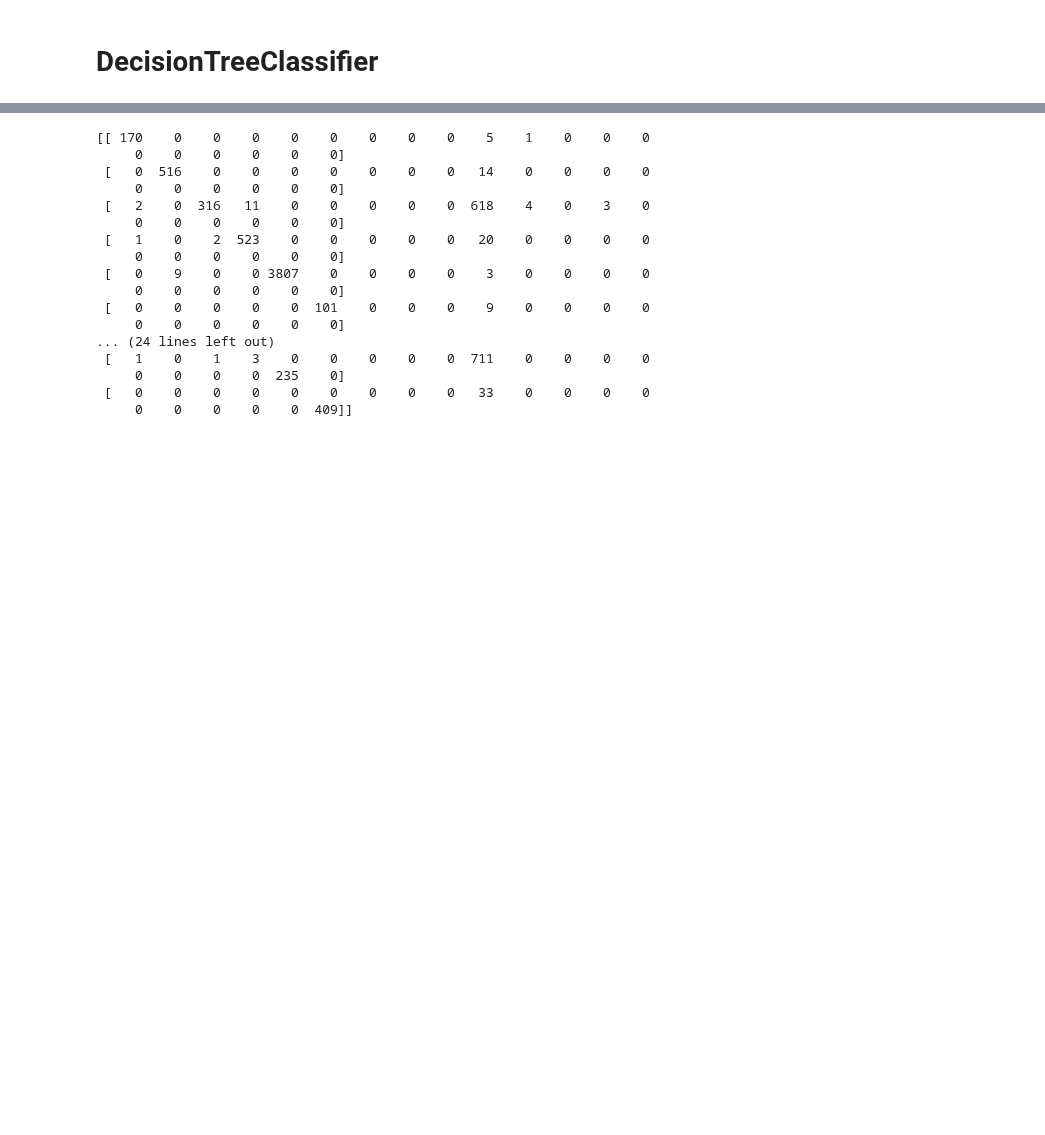
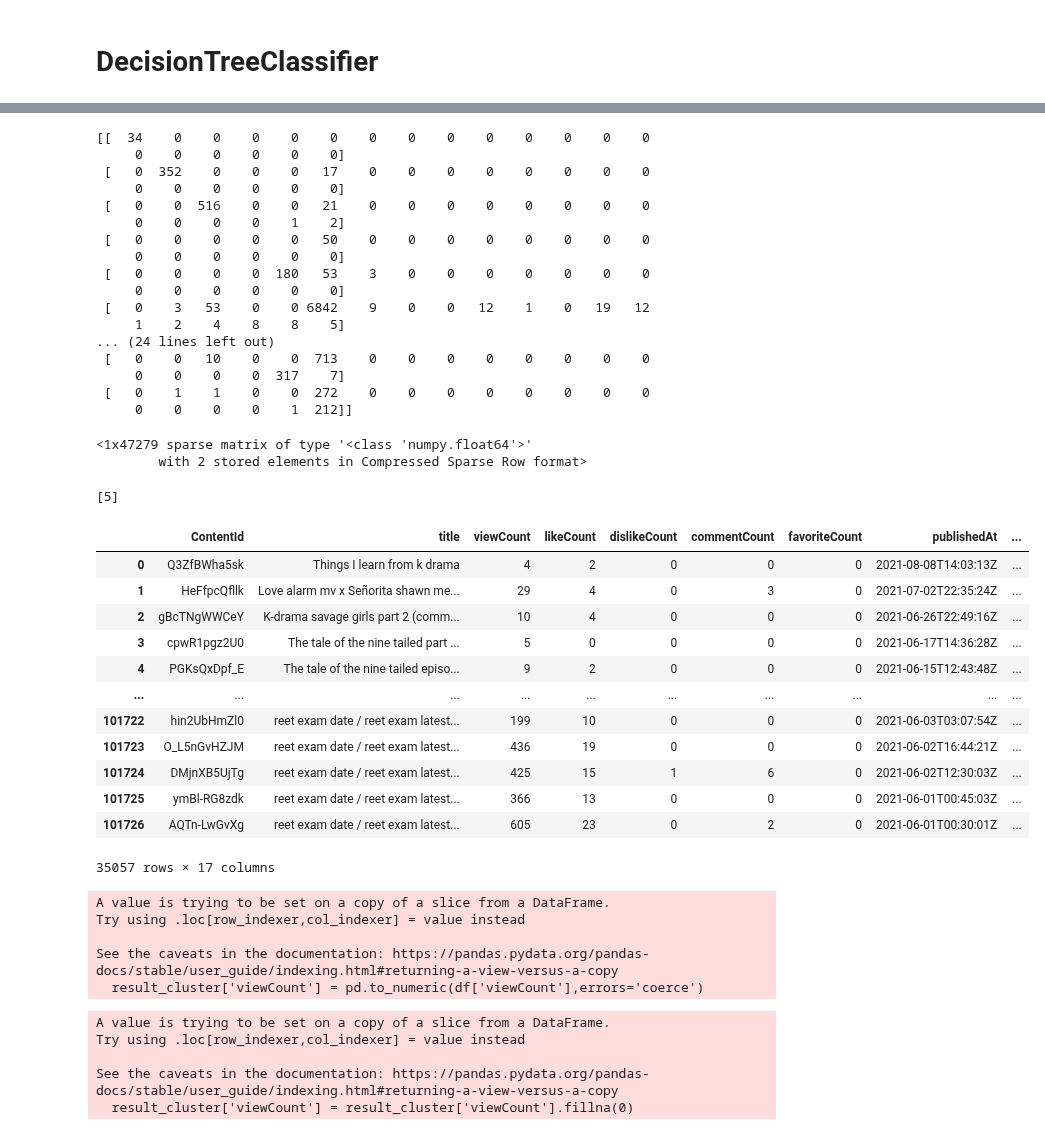
Before and after one commit to TeamEpicProjects/Recommendation-System-for-YT, a Jupyter notebook: notebook/modeling/DecisionTree.ipynb, the cells around one changed output, grey strips where cells are left out. Cells and saved outputs as stored; diff of their text form; code cells hidden in the pictures; blank space fills up the shorter version.

```diff
--- a/notebook/modeling/DecisionTree.ipynb
+++ b/notebook/modeling/DecisionTree.ipynb
@@ -562,7 +562,7 @@ output_data.shape
 # Train test split
 # %%
 from sklearn.model_selection import train_test_split
-x_train,x_test,y_train,y_test=train_test_split (input_data,output_data,test_size=0.20,random_state=1,stratify=output_data)
+x_train,x_test,y_train,y_test=train_test_split (input_data,output_data,test_size=0.20,random_state=0)
 y_train.shape
 # %% [output]
 (81381,)
@@ -643,20 +651,70 @@ weighted avg       0.79      0.71      0.66     20346
 # %%
  print(confusion_matrix(y_test, y_pred))
 # %% [output]
-[[ 170    0    0    0    0    0    0    0    0    5    1    0    0    0
+[[  34    0    0    0    0    0    0    0    0    0    0    0    0    0
      0    0    0    0    0    0]
- [   0  516    0    0    0    0    0    0    0   14    0    0    0    0
+ [   0  352    0    0    0   17    0    0    0    0    0    0    0    0
      0    0    0    0    0    0]
- [   2    0  316   11    0    0    0    0    0  618    4    0    3    0
+ [   0    0  516    0    0   21    0    0    0    0    0    0    0    0
+     0    0    0    0    1    2]
+ [   0    0    0    0    0   50    0    0    0    0    0    0    0    0
      0    0    0    0    0    0]
- [   1    0    2  523    0    0    0    0    0   20    0    0    0    0
+ [   0    0    0    0  180   53    3    0    0    0    0    0    0    0
      0    0    0    0    0    0]
- [   0    9    0    0 3807    0    0    0    0    3    0    0    0    0
-     0    0    0    0    0    0]
- [   0    0    0    0    0  101    0    0    0    9    0    0    0    0
-     0    0    0    0    0    0]
+ [   0    3   53    0    0 6842    9    0    0   12    1    0   19   12
+     1    2    4    8    8    5]
 ... (24 lines left out)
- [   1    0    1    3    0    0    0    0    0  711    0    0    0    0
-     0    0    0    0  235    0]
- [   0    0    0    0    0    0    0    0    0   33    0    0    0    0
-     0    0    0    0    0  409]]
+ [   0    0   10    0    0  713    0    0    0    0    0    0    0    0
+     0    0    0    0  317    7]
+ [   0    1    1    0    0  272    0    0    0    0    0    0    0    0
+     0    0    0    0    1  212]]
+# %%
+keyword = "punjabi movi"
+# %%
+#vect_out=cv.fit_transform(keyword)
+#tfidf_transformer.fit(vect_out)
+keyword_data=np.array(keyword)
+keyword_data = keyword_data.flatten()
+keyword_vect=vectorizer.transform(keyword_data)
+keyword_vect
+# %% [output]
+<1x47279 sparse matrix of type '<class 'numpy.float64'>'
+        with 2 stored elements in Compressed Sparse Row format>
+# %%
+result = model3.predict(keyword_vect)
+print(result)
+# %% [output]
+[5]
+# %%
+result_cluster = df.loc[df['cluster'] == result[0]]
+result_cluster
+# %% [output]
+|  | ContentId | title | viewCount | likeCount | dislikeCount | commentCount | favoriteCount | publishedAt | ... |
+| 0 | Q3ZfBWha5sk | Things I learn from k drama | 4 | 2 | 0 | 0 | 0 | 2021-08-08T14:03:13Z | ... |
+| 1 | HeFfpcQfllk | Love alarm mv x Señorita shawn me... | 29 | 4 | 0 | 3 | 0 | 2021-07-02T22:35:24Z | ... |
+| 2 | gBcTNgWWCeY | K-drama savage girls part 2 (comm... | 10 | 4 | 0 | 0 | 0 | 2021-06-26T22:49:16Z | ... |
+| 3 | cpwR1pgz2U0 | The tale of the nine tailed part ... | 5 | 0 | 0 | 0 | 0 | 2021-06-17T14:36:28Z | ... |
+| 4 | PGKsQxDpf_E | The tale of the nine tailed episo... | 9 | 2 | 0 | 0 | 0 | 2021-06-15T12:43:48Z | ... |
+| ... | ... | ... | ... | ... | ... | ... | ... | ... | ... |
+| 101722 | hin2UbHmZl0 | reet exam date / reet exam latest... | 199 | 10 | 0 | 0 | 0 | 2021-06-03T03:07:54Z | ... |
+| 101723 | O_L5nGvHZJM | reet exam date / reet exam latest... | 436 | 19 | 0 | 0 | 0 | 2021-06-02T16:44:21Z | ... |
+| 101724 | DMjnXB5UjTg | reet exam date / reet exam latest... | 425 | 15 | 1 | 6 | 0 | 2021-06-02T12:30:03Z | ... |
+| 101725 | ymBl-RG8zdk | reet exam date / reet exam latest... | 366 | 13 | 0 | 0 | 0 | 2021-06-01T00:45:03Z | ... |
+| 101726 | AQTn-LwGvXg | reet exam date / reet exam latest... | 605 | 23 | 0 | 2 | 0 | 2021-06-01T00:30:01Z | ... |
+35057 rows × 17 columns
+# %%
+result_cluster['viewCount'] = pd.to_numeric(df['viewCount'],errors='coerce')
+# %% [output]
+A value is trying to be set on a copy of a slice from a DataFrame.
+Try using .loc[row_indexer,col_indexer] = value instead
+
+See the caveats in the documentation: https://pandas.pydata.org/pandas-docs/stable/user_guide/indexing.html#returning-a-view-versus-a-copy
+  result_cluster['viewCount'] = pd.to_numeric(df['viewCount'],errors='coerce')
+# %%
+result_cluster['viewCount'] = result_cluster['viewCount'].fillna(0)
+# %% [output]
+A value is trying to be set on a copy of a slice from a DataFrame.
+Try using .loc[row_indexer,col_indexer] = value instead
+
+See the caveats in the documentation: https://pandas.pydata.org/pandas-docs/stable/user_guide/indexing.html#returning-a-view-versus-a-copy
+  result_cluster['viewCount'] = result_cluster['viewCount'].fillna(0)
```
Also changed, not shown: parts of 14 cells of this notebook, 1 other file.
